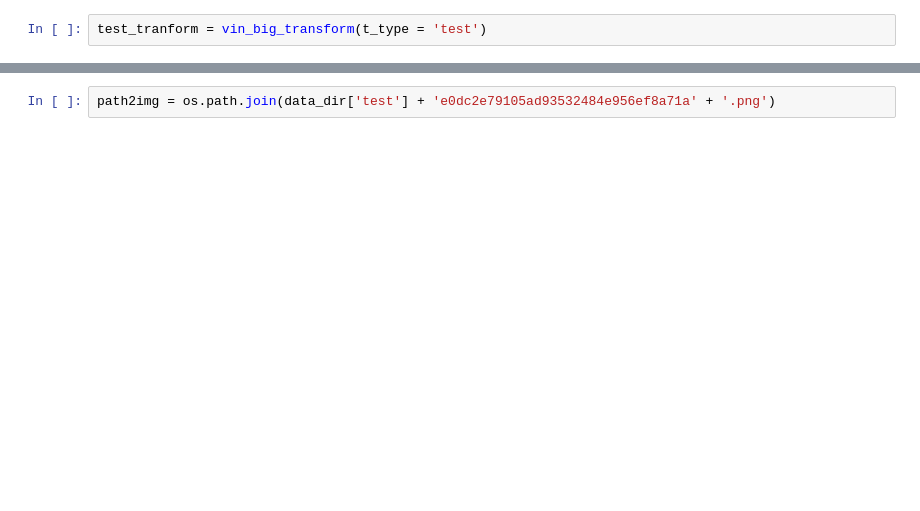
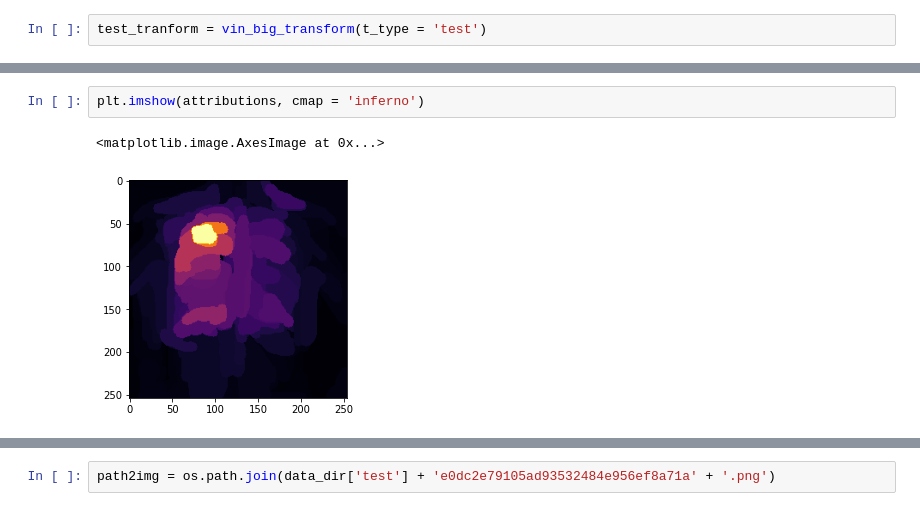
Before and after one commit to akansh12/Vin-ChestXR-Abnormality-detection, a Jupyter notebook: Notebooks/inference.ipynb, the cells around one changed output, grey strips where cells are left out. Saved outputs shown, nothing was run; the diff lists cells and outputs as text; blank space fills up the shorter version.

```diff
--- a/Notebooks/inference.ipynb
+++ b/Notebooks/inference.ipynb
@@ -37,0 +113,5 @@ local_model = local_model("/scratch/scratch6/akansh12/DeepEXrays/local_label/0.8
+# %%
+plt.imshow(attributions, cmap = 'inferno')
+# %% [output]
+<matplotlib.image.AxesImage at 0x...>
+[figure, added]
```
Also changed, not shown: parts of 45 cells of this notebook, 4 other files.
